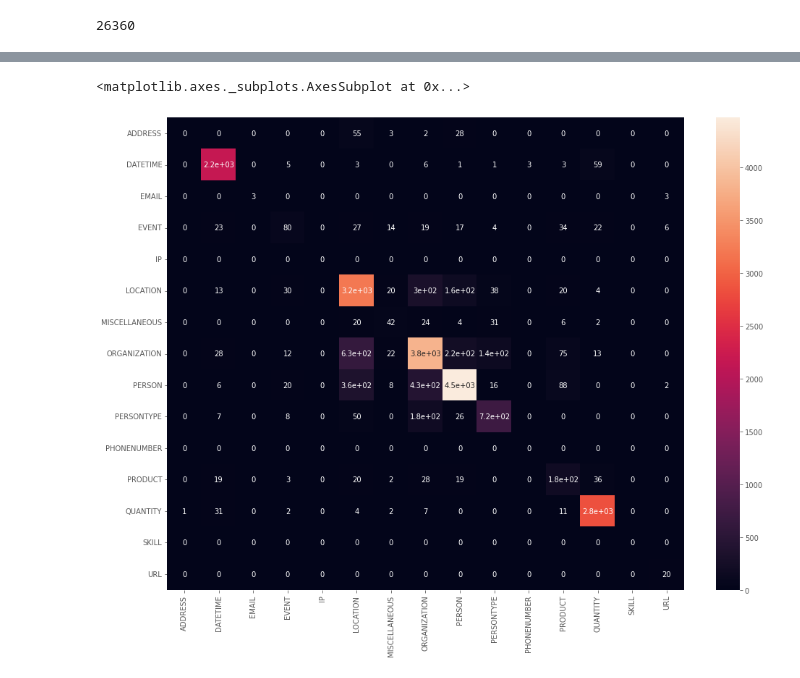
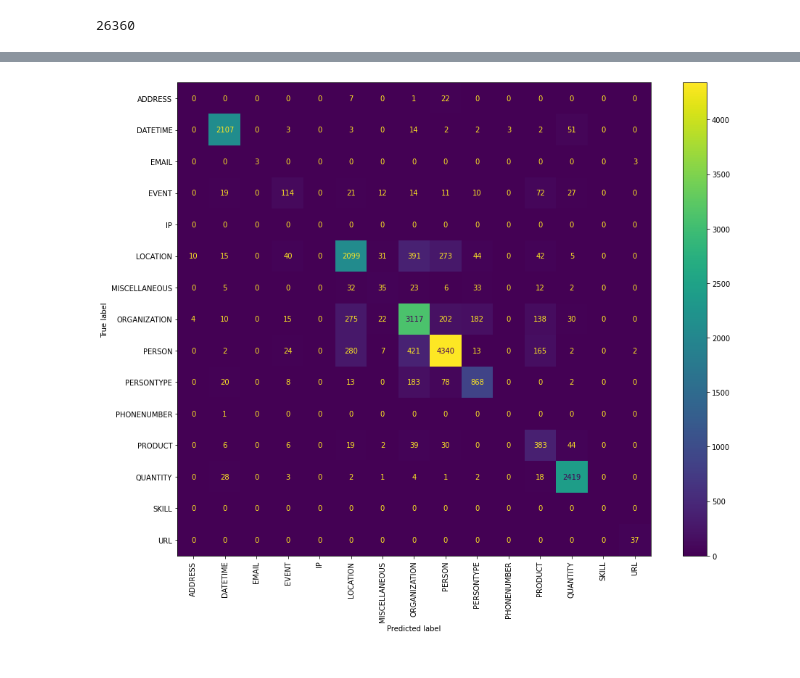
Before and after one commit to longpt233/ner-vietnamese, a Jupyter notebook: src/CRF/crf_v2.ipynb, the cells around one changed output, grey strips where cells are left out. Saved outputs shown, nothing was run; the diff lists cells and outputs as text; code cells hidden in the pictures.

```diff
--- a/src/CRF/crf_v2.ipynb
+++ b/src/CRF/crf_v2.ipynb
@@ -80,3 +104,5 @@ Successfully installed python-crfsuite-0.9.8 sklearn-crfsuite-0.3.6
+# %%
+train_data = train.copy()
 # %%
 from itertools import chain
 
@@ -131,2 +116,0 @@ def sent2labels(sent):
-# %%
-train_data=data_df.copy()
@@ -199,8 +130,9 @@ len(train3)
 # %% [output]
 32950
 # %%
-X = [sent2features(s) for s in train3]
-y = [sent2labels(s) for s in train3]
+import utils
+X = [utils.sent2features(s) for s in train3]
+y = [utils.sent2labels(s) for s in train3]
 # %%
 crf = CRF(algorithm='lbfgs',
           c1=0.1,
@@ -265,3 +155,5 @@ labels= ['B-PERSONTYPE',
+# %%
+labels= utils.get_list_tag()
 # %%
 y_pred = crf.predict(X_test)
 metrics.flat_f1_score(y_test, y_pred,
@@ -363,17 +253,16 @@ label_rm_begin
 # %%
 %matplotlib inline
 from sklearn.metrics import confusion_matrix, ConfusionMatrixDisplay
 import matplotlib.pyplot as plt
 
 cm = confusion_matrix(flat_preds_coff, flat_true_coff, labels=label_rm_begin)
 fig, ax = plt.subplots(figsize=(16, 12))
-sns.heatmap(cm, annot=True, xticklabels=label_rm_begin, yticklabels=label_rm_begin)
+# sns.heatmap(cm, annot=True, xticklabels=label_rm_begin, yticklabels=label_rm_begin)
 
-# disp = ConfusionMatrixDisplay(confusion_matrix=cm, display_labels=label_rm_begin)
+disp = ConfusionMatrixDisplay(confusion_matrix=cm, display_labels=label_rm_begin)
 
-# disp.plot(ax=ax)
-# plt.xticks(rotation = 90)
-# plt.show()
+disp.plot(ax=ax)
+plt.xticks(rotation = 90)
+plt.show()
 # %% [output]
-<matplotlib.axes._subplots.AxesSubplot at 0x...>
-[figure, old version]
+[figure, new version]
```
Also changed, not shown: parts of 29 cells of this notebook, 6 other files.
